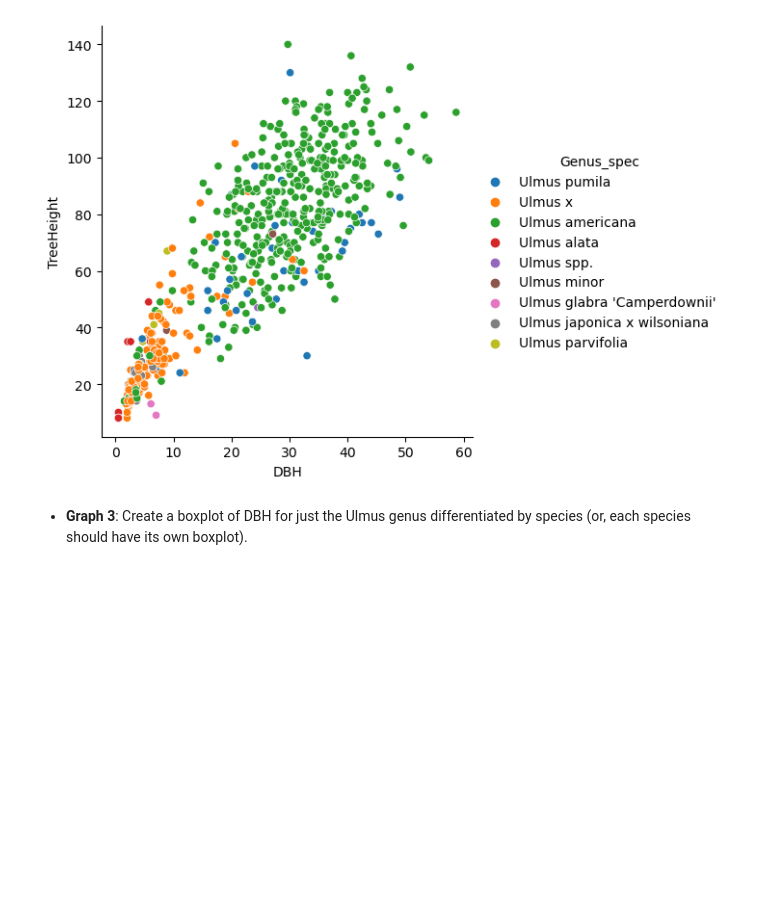
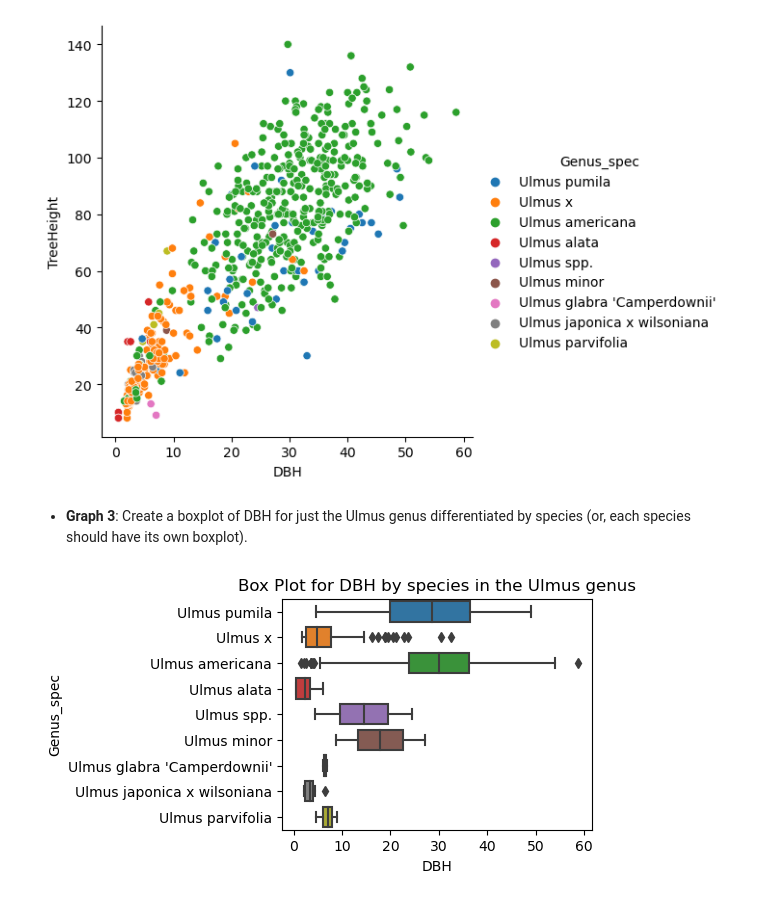
Before and after one commit to saffytaylor/PY4SA23_Assignment, a Jupyter notebook: Assignment_2-Saffron_Taylor.ipynb, the cells around one changed output. Cells and saved outputs as stored; diff of their text form; code cells hidden in the pictures; blank space fills up the shorter version.

```diff
--- a/Assignment_2-Saffron_Taylor.ipynb
+++ b/Assignment_2-Saffron_Taylor.ipynb
@@ -158,3 +158,17 @@ sns.relplot(x="DBH", y="TreeHeight", hue="Genus_spec", data=ulmus_df)
 [figure]
 # %% [markdown]
 * **Graph 3**: Create a boxplot of DBH for just the Ulmus genus differentiated by species (or, each species should have its own boxplot).
+# %%
+import matplotlib.pyplot as plt
+import warnings
+warnings.filterwarnings('ignore')
+%matplotlib inline
+
+#ulmus = sns.load_dataset('ulmus_df')
+
+plt.figure(figsize=(4,3))
+sns.boxplot(data=ulmus_df, x='DBH', y='Genus_spec')
+plt.title('Box Plot for DBH by species in the Ulmus genus')
+plt.show()
+# %% [output]
+[figure, added]
```
